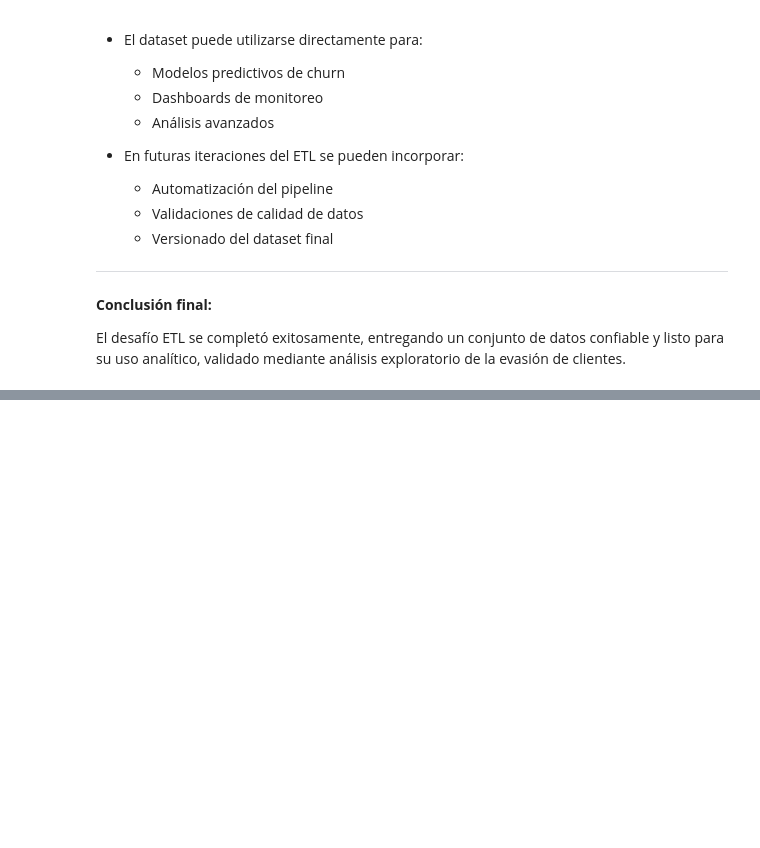
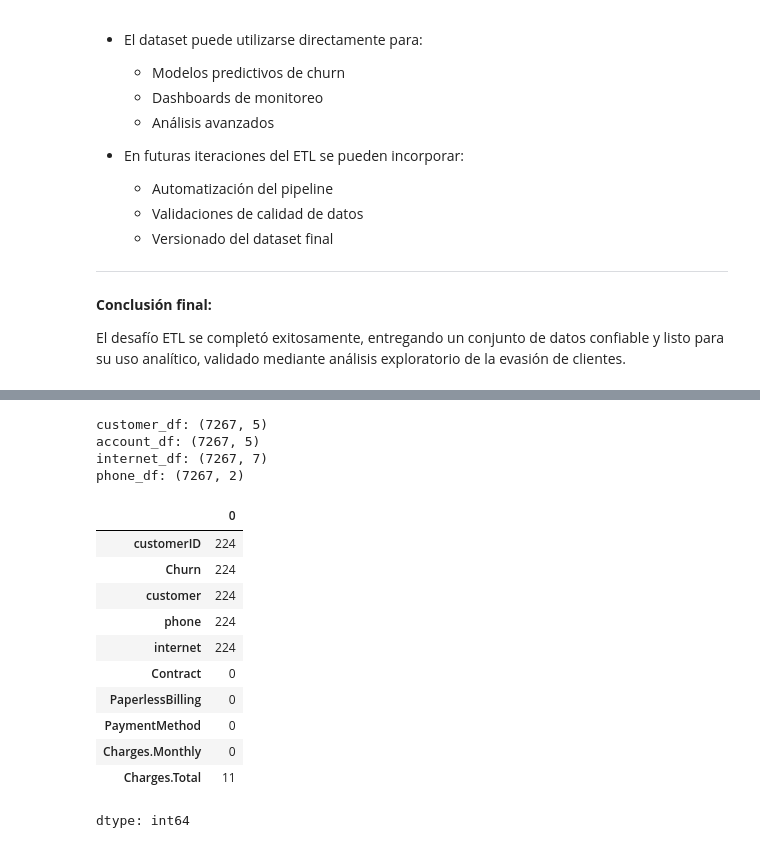
Before and after one commit to valeriavasquezv/valeriavasquez-portfolio, a Jupyter notebook: Proyecto_TelecomX/TelecomX.ipynb, the cells around one changed output, grey strips where cells are left out. Saved outputs shown, nothing was run; the diff lists cells and outputs as text; code cells hidden in the pictures; blank space fills up the shorter version.

```diff
--- a/Proyecto_TelecomX/TelecomX.ipynb
+++ b/Proyecto_TelecomX/TelecomX.ipynb
@@ -372,0 +391,25 @@ El desafío ETL se completó exitosamente, entregando un conjunto de datos confi
+# %%
+print("customer_df:", customer_df.shape)
+print("account_df:", account_df.shape)
+print("internet_df:", internet_df.shape)
+print("phone_df:", phone_df.shape)
+# %% [output]
+customer_df: (7267, 5)
+account_df: (7267, 5)
+internet_df: (7267, 7)
+phone_df: (7267, 2)
+# %%
+df_final.isnull().sum()
+# %% [output]
+|  | 0 |
+| customerID | 224 |
+| Churn | 224 |
+| customer | 224 |
+| phone | 224 |
+| internet | 224 |
+| Contract | 0 |
+| PaperlessBilling | 0 |
+| PaymentMethod | 0 |
+| Charges.Monthly | 0 |
+| Charges.Total | 11 |
+dtype: int64
```
Also changed, not shown: parts of 7 cells of this notebook.
